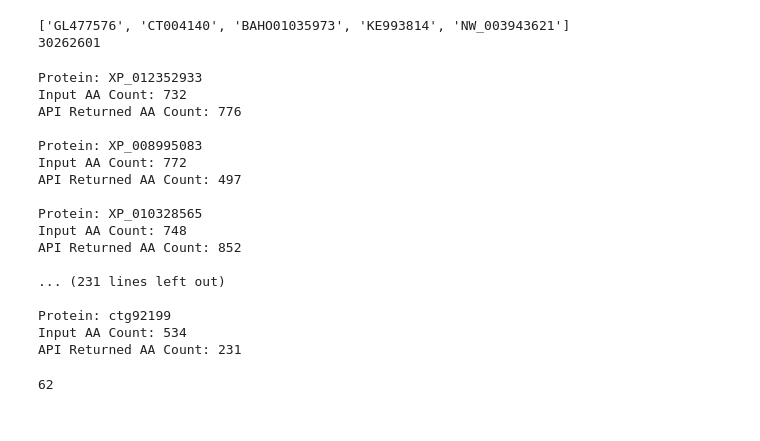
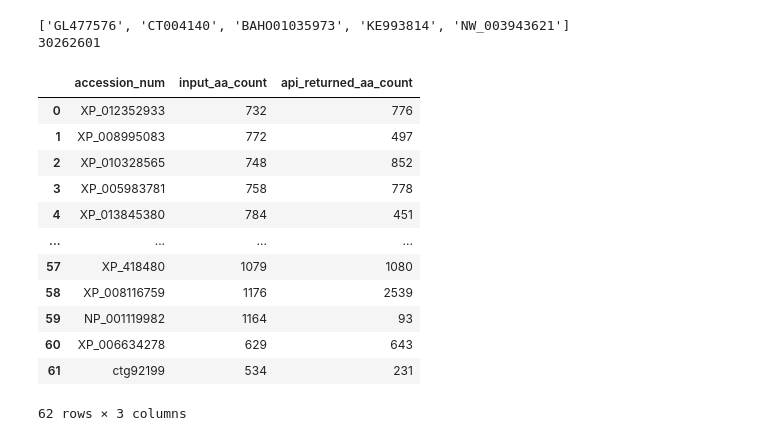
Before and after one commit to jsheppard95/MAPT_Phylogeny, a Jupyter notebook: Protein_Sequence_Search.ipynb, the cells around one changed output. Saved outputs shown, nothing was run; the diff lists cells and outputs as text; code cells hidden in the pictures.

Commit message:
display aa count mismatch as pandas df

```diff
--- a/Protein_Sequence_Search.ipynb
+++ b/Protein_Sequence_Search.ipynb
@@ -294,45 +294,43 @@ print(cnt)
 # %%
 # Need to remove proteins whose sequence lengths do not match the aa counts in the input file
 # These are either:
 # nucleotide sequences for correct protein (GL477576, BAHO01035973, KE993814, NW_003943621)
 # mRNA sequence for incorrect protein (CT004140)
 
 # First Remove rows containing NaN's:
 protein_df_filt = protein_df.dropna()
 protein_df_filt.head()
 
-aa_cnt_changed_proteins = []
+aa_mismatch_proteins = []
+input_aa_cnts = []
+api_ret_aa_cnts = []
 for i in range(len(protein_df_filt)):
     protein = protein_df_filt.iloc[i]["accession_num"]
     in_cnt = protein_df_filt.iloc[i]["aa_cnt"]  # aa count from infile
     ret_cnt = get_sequence_and_count(protein_df_filt, protein)[0]  ## aa count from API returned sequence
     if in_cnt != ret_cnt:
-        print("Protein:",  protein)
-        print("Input AA Count:", in_cnt)
-        print("API Returned AA Count:", ret_cnt)
-        print("")
-        aa_cnt_changed_proteins.append(protein)
+        aa_mismatch_proteins.append(protein)
+        input_aa_cnts.append(in_cnt)
+        api_ret_aa_cnts.append(ret_cnt)
 
-len(aa_cnt_changed_proteins)
+aa_mismatch_df = pd.DataFrame({"accession_num": aa_mismatch_proteins,
+                               "input_aa_count": input_aa_cnts,
+                               "api_returned_aa_count": api_ret_aa_cnts})
+aa_mismatch_df
 # %% [output]
+|  | accession_num | input_aa_count | api_returned_aa_count |
+| 0 | XP_012352933 | 732 | 776 |
+| 1 | XP_008995083 | 772 | 497 |
+| 2 | XP_010328565 | 748 | 852 |
+| 3 | XP_005983781 | 758 | 778 |
+| 4 | XP_013845380 | 784 | 451 |
+| ... | ... | ... | ... |
+| 57 | XP_418480 | 1079 | 1080 |
+| 58 | XP_008116759 | 1176 | 2539 |
+| 59 | NP_001119982 | 1164 | 93 |
+| 60 | XP_006634278 | 629 | 643 |
+| 61 | ctg92199 | 534 | 231 |
-Protein: XP_012352933
-Input AA Count: 732
-API Returned AA Count: 776
-
-Protein: XP_008995083
-Input AA Count: 772
-API Returned AA Count: 497
-
-Protein: XP_010328565
-Input AA Count: 748
-API Returned AA Count: 852
-
-... (231 lines left out)
-
-Protein: ctg92199
-Input AA Count: 534
-API Returned AA Count: 231
+62 rows × 3 columns
-62
 # %%
 # Need to remove the above five nuccore sequences
 # These are either:
```
